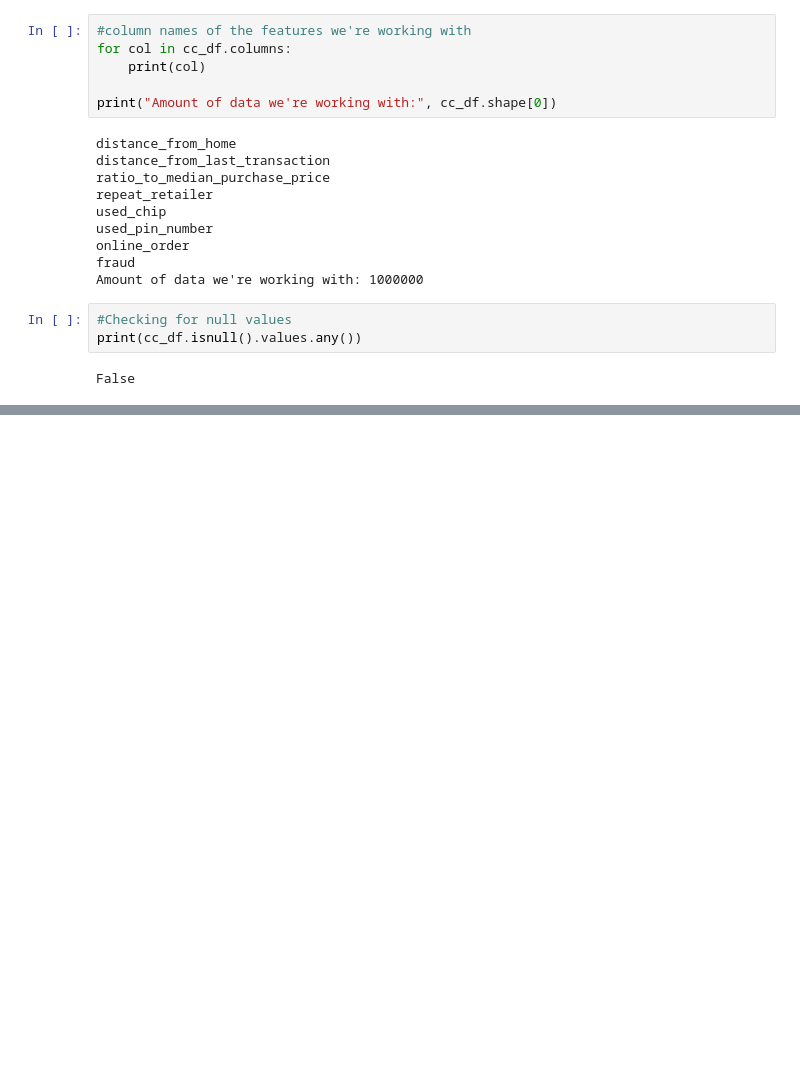
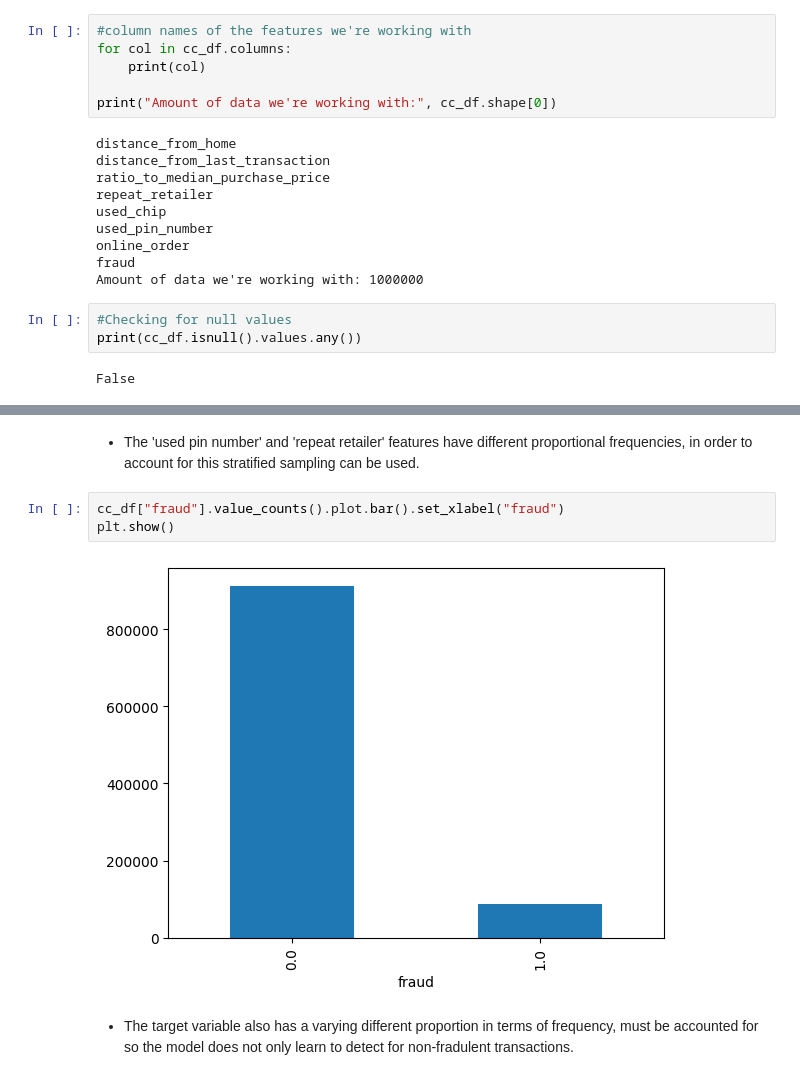
Before and after one commit to MrPaterax/Fin-ML-Project, a Jupyter notebook: Credit Card Fraud (KNN & logistic regression).ipynb, the cells around one changed output, grey strips where cells are left out. Drawn from its saved outputs; the diff is of its cells as text; blank space fills up the shorter version.

```diff
--- a/Credit Card Fraud (KNN & logistic regression).ipynb
+++ b/Credit Card Fraud (KNN & logistic regression).ipynb
@@ -45,0 +55,9 @@ cc_df["online_order"].plot.bar(ax=axes[1,1],x='online_order')
+# %% [markdown]
+- The 'used pin number' and 'repeat retailer' features have different proportional frequencies, in order to account for this stratified sampling can be used.
+# %%
+cc_df["fraud"].value_counts().plot.bar().set_xlabel("fraud")
+plt.show()
+# %% [output]
+[figure, added]
+# %% [markdown]
+- The target variable also has a varying different proportion in terms of frequency, must be accounted for so the model does not only learn to detect for non-fradulent transactions.
```
Also changed, not shown: parts of 10 cells of this notebook.
